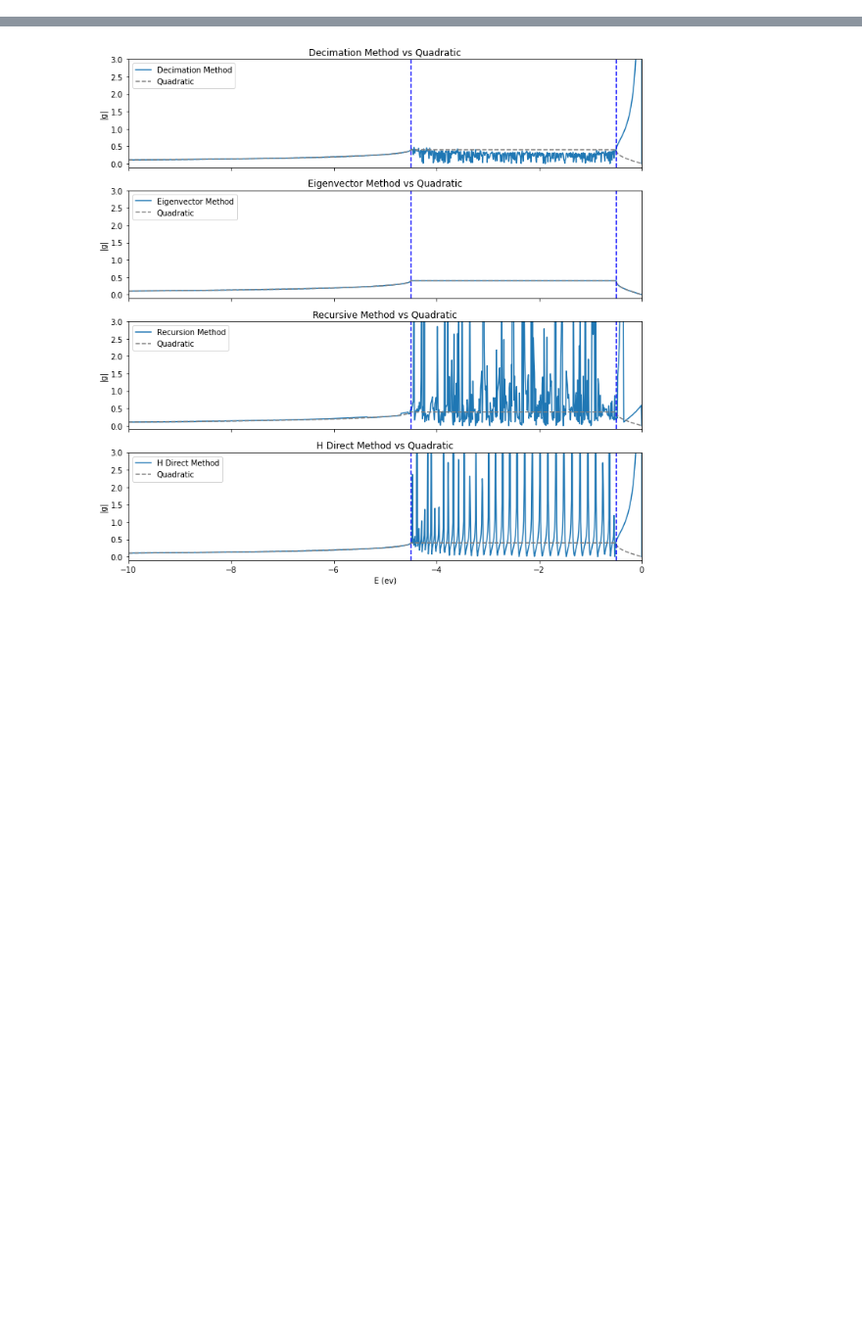
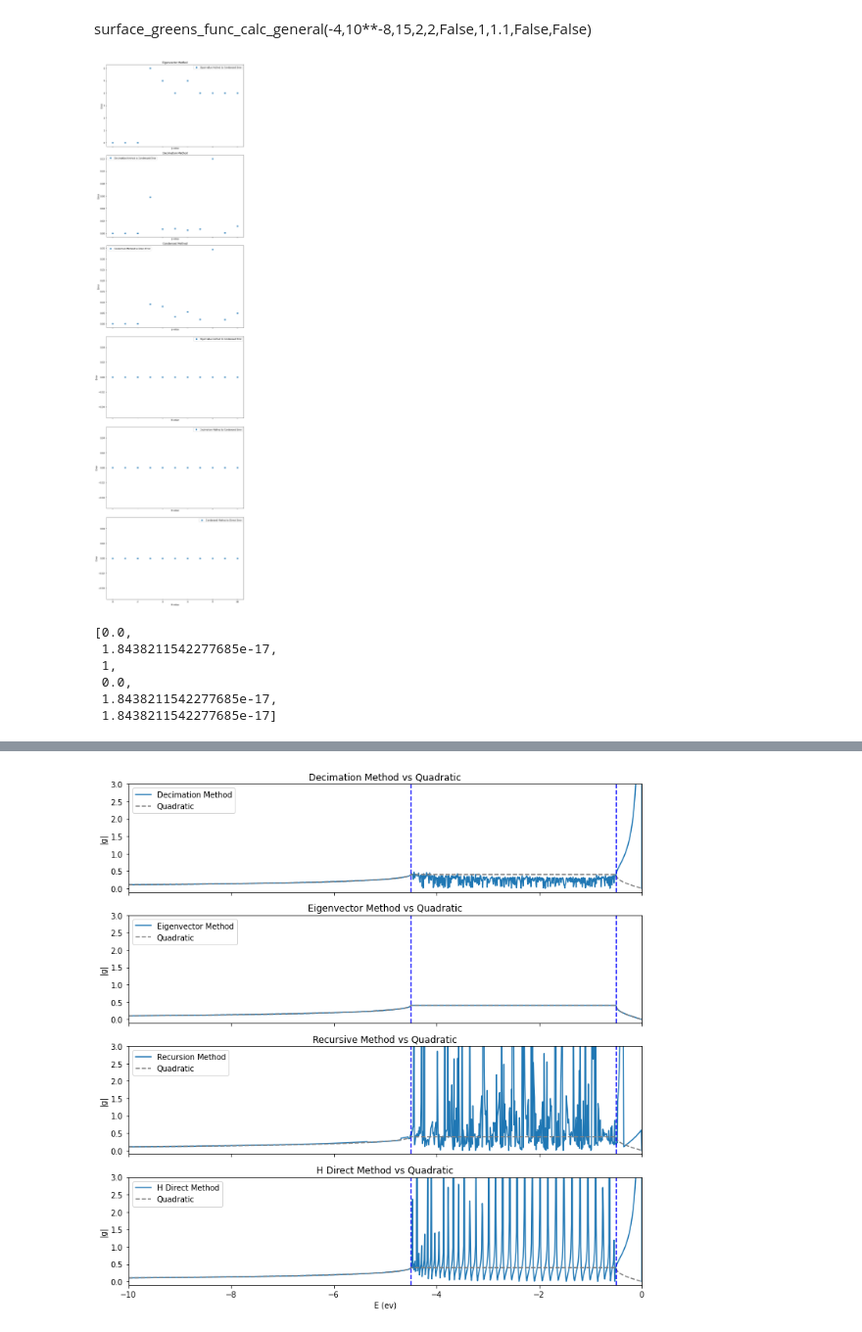
Before and after one commit to AMReX-Microelectronics/Electrostatic, a Jupyter notebook: scripts/Methods for Computing Surface Green's Functions.ipynb, the cells around one changed output, grey strips where cells are left out. Shown: that part at 98% size. Cells and saved outputs as stored; diff of their text form; code cells hidden in the pictures; blank space fills up the shorter version.

Commit message:
Changes to python surface Green's function code

```diff
--- a/scripts/Methods for Computing Surface Green's Functions.ipynb
+++ b/scripts/Methods for Computing Surface Green's Functions.ipynb
@@ -262,0 +228,54 @@ ___________________________
+# %% [markdown]
+surface_greens_func_calc_general(-4,10**-8,15,2,2,False,1,1.1,False,False)
+# %%
+# Error Calculation and Convergence Study
+nsteps = 10
+
+error_array_n = np.zeros((6,nsteps+1))
+error_array_p = np.zeros((6,nsteps+1))
+error_array_N = np.zeros((6,nsteps+1))
+
+for i in range(3,nsteps+1):
+    error_array_p[:,i] = surface_greens_func_calc_general(-4,10**(-i),17,4,2,False,1,1.1,True,False)
+    #error_array_N[:,i] = surface_greens_func_calc_general(-4,10**-8,2,2,i,False,1,1.1,True,False)
+# %%
+# Plotting
+fig, axs = plt.subplots(6, 1, figsize=(10, 36), sharex=True)
+
+axs[0].plot(error_array_p[2,:],'o',label="Eigenvalue Method to Condensed Error")
+axs[1].plot(error_array_p[3,:],'o',label="Decimation Method to Condensed Error")
+axs[2].plot(error_array_p[4,:],'o',label="Condensed Method to Direct Error")
+
+axs[3].plot(error_array_N[0,:],'o',label="Eigenvalue Method to Condensed Error")
+axs[4].plot(error_array_N[3,:],'o',label="Decimation Method to Condensed Error")
+axs[5].plot(error_array_N[5,:],'o',label="Condensed Method to Direct Error")
+
+
+
+for i in range(0,3):
+    axs[i].set_ylabel('Error')
+    axs[i].set_xlabel('p value')
+    axs[i].legend()
+
+for i in range(3,6):
+    axs[i].set_ylabel('Error')
+    axs[i].set_xlabel('N value')
+    axs[i].legend()
+
+axs[0].set_title('Eigenvector Method')
+axs[1].set_title('Decimation Method')
+axs[2].set_title('Condensed Method')
+
+plt.tight_layout()
+plt.show()
+# %% [output]
+[figure, added]
+# %%
+surface_greens_func_calc_general(-4,10**-8,2,20,2,False,1,1.1,True,False)
+# %% [output]
+[0.0,
+ 1.8438211542277685e-17,
+ 1,
+ 0.0,
+ 1.8438211542277685e-17,
+ 1.8438211542277685e-17]
```
Also changed, not shown: parts of 9 cells of this notebook.
